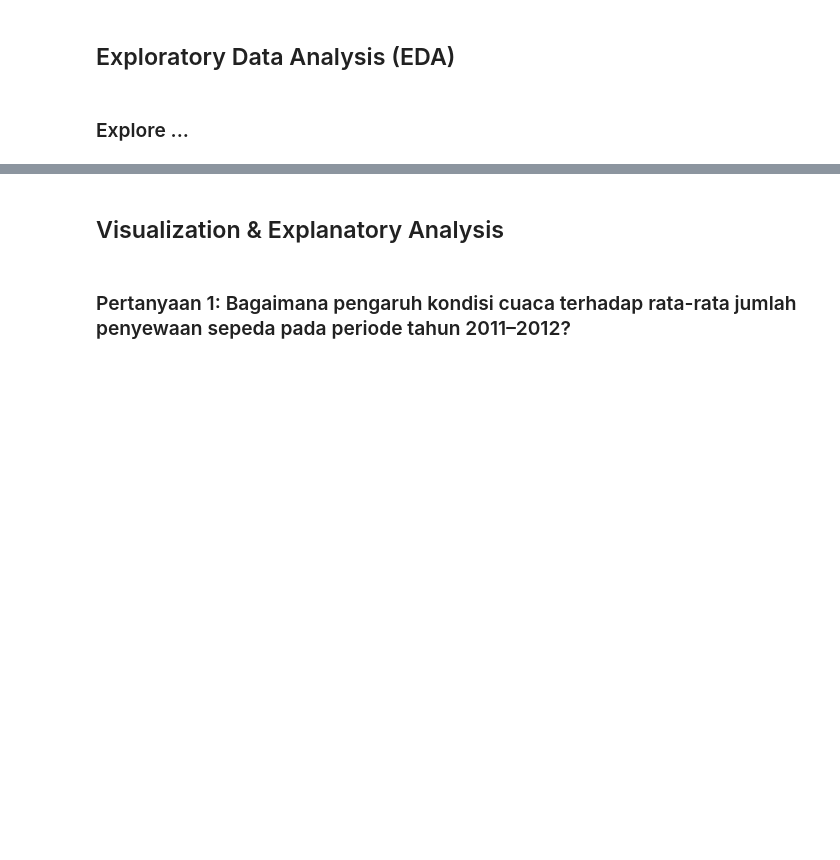
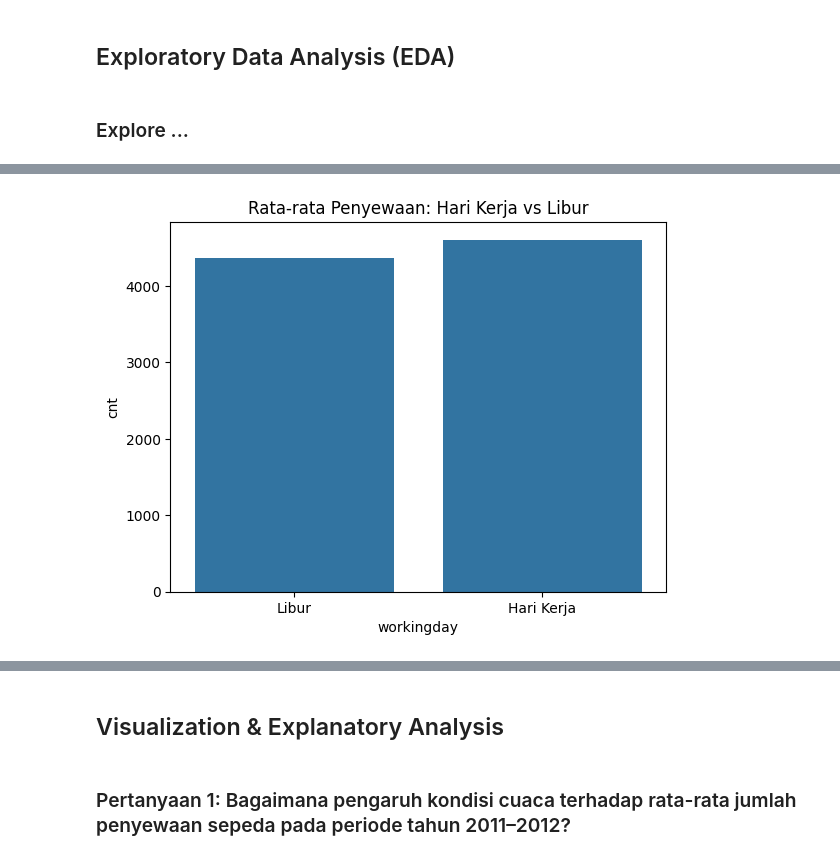
Before and after one commit to Stalxy/bike-sharing-dashboard, a Jupyter notebook: Proyek_Analisis_Data.ipynb, the cells around one changed output, grey strips where cells are left out. Drawn from its saved outputs; the diff is of its cells as text; code cells hidden in the pictures; blank space fills up the shorter version.

```diff
--- a/Proyek_Analisis_Data.ipynb
+++ b/Proyek_Analisis_Data.ipynb
@@ -328,0 +341,13 @@ Secara keseluruhan, hasil analisis ini menunjukkan bahwa faktor cuaca dan jenis
+# %%
+workingday_rentals = (
+    df_day_cleaned.groupby('workingday')['cnt']
+    .mean()
+    .reset_index()
+)
+
+sns.barplot(x='workingday', y='cnt', data=workingday_rentals)
+plt.xticks([0,1], ['Libur', 'Hari Kerja'])
+plt.title("Rata-rata Penyewaan: Hari Kerja vs Libur")
+plt.show()
+# %% [output]
+[figure, added]
```
Also changed, not shown: parts of 12 cells of this notebook, 1 other file.
